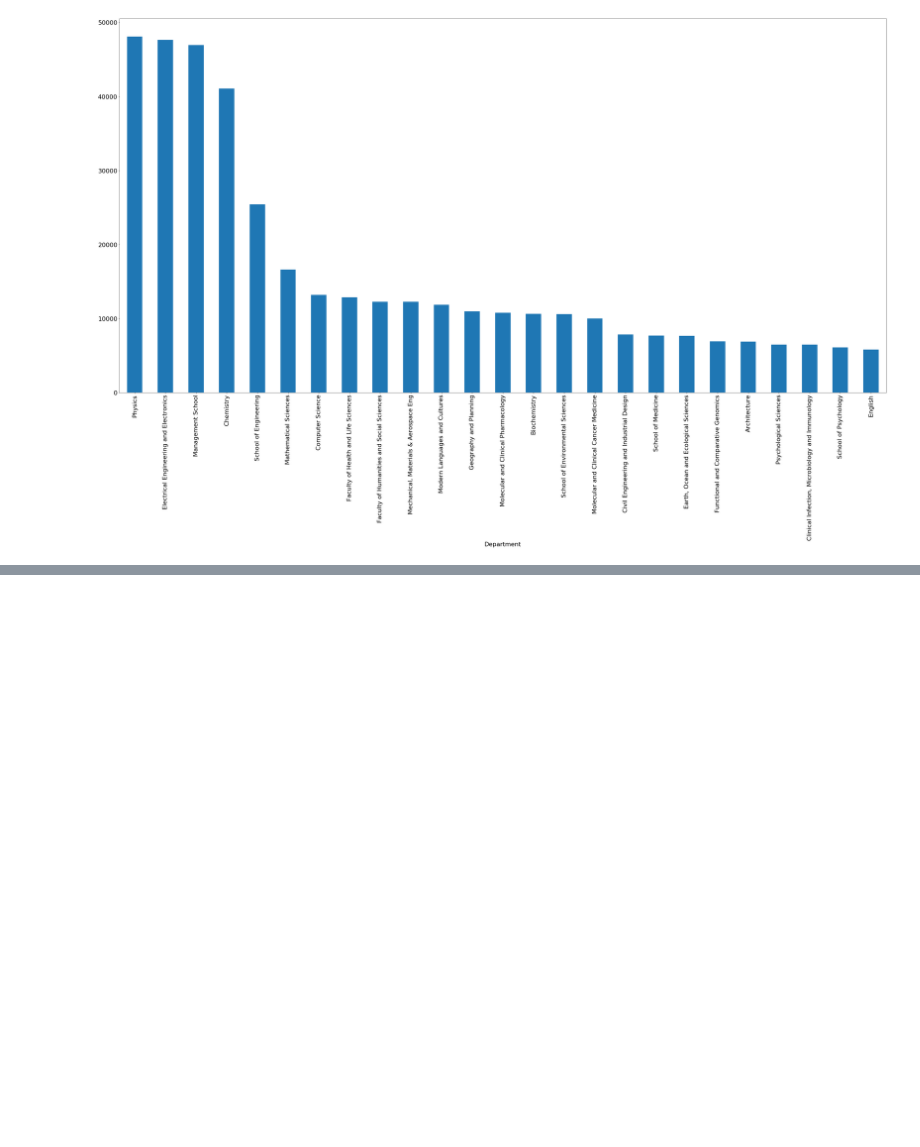
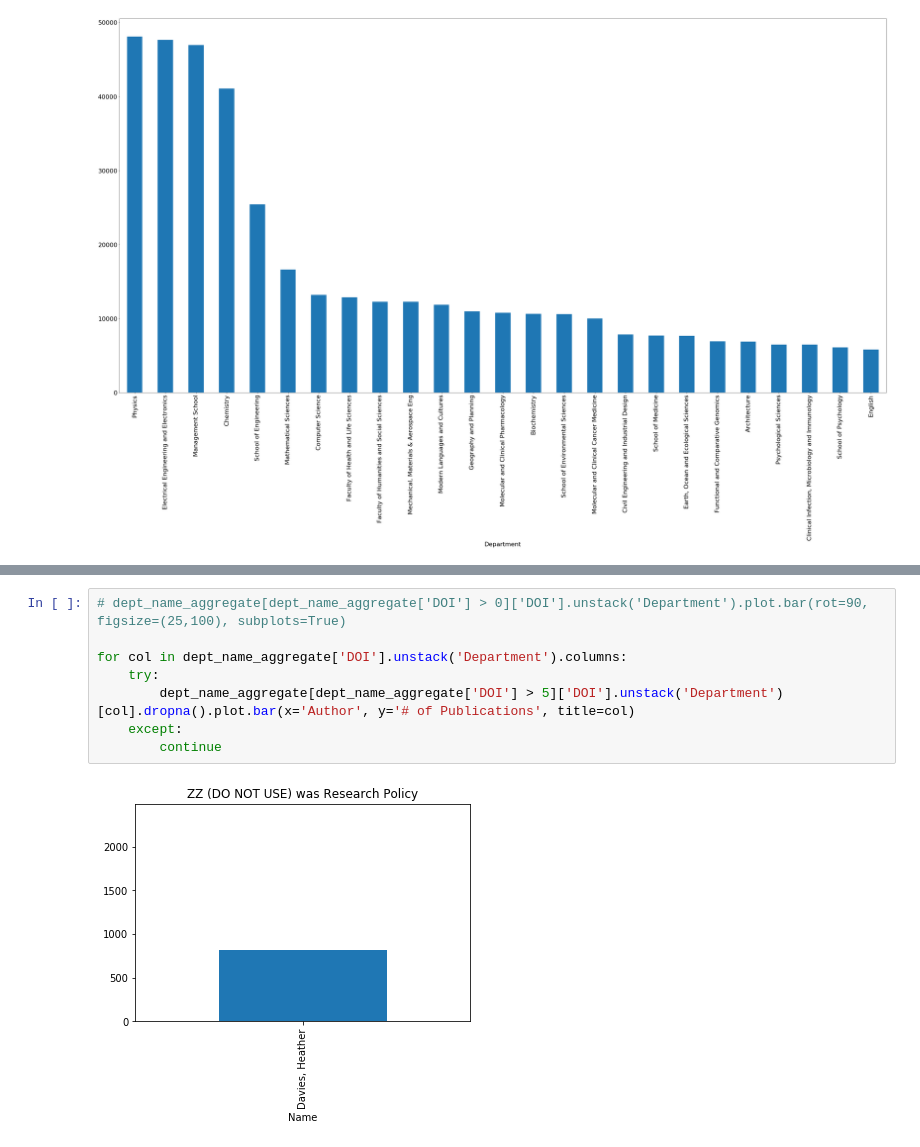
Before and after one commit to katerinachat/Molecules, a Jupyter notebook: papers_analysis/papers_analysis.ipynb, the cells around one changed output, grey strips where cells are left out. Drawn from its saved outputs; the diff is of its cells as text; blank space fills up the shorter version.

```diff
--- a/papers_analysis/papers_analysis.ipynb
+++ b/papers_analysis/papers_analysis.ipynb
@@ -144,0 +202,10 @@ dept_doi
+# %%
+# dept_name_aggregate[dept_name_aggregate['DOI'] > 0]['DOI'].unstack('Department').plot.bar(rot=90, figsize=(25,100), subplots=True)
+
+for col in dept_name_aggregate['DOI'].unstack('Department').columns:
+    try:
+        dept_name_aggregate[dept_name_aggregate['DOI'] > 5]['DOI'].unstack('Department')[col].dropna().plot.bar(x='Author', y='# of Publications', title=col)
+    except:
+        continue
+# %% [output]
+[figure, added]
```
Also changed, not shown: parts of 12 cells of this notebook, 4 other files.
